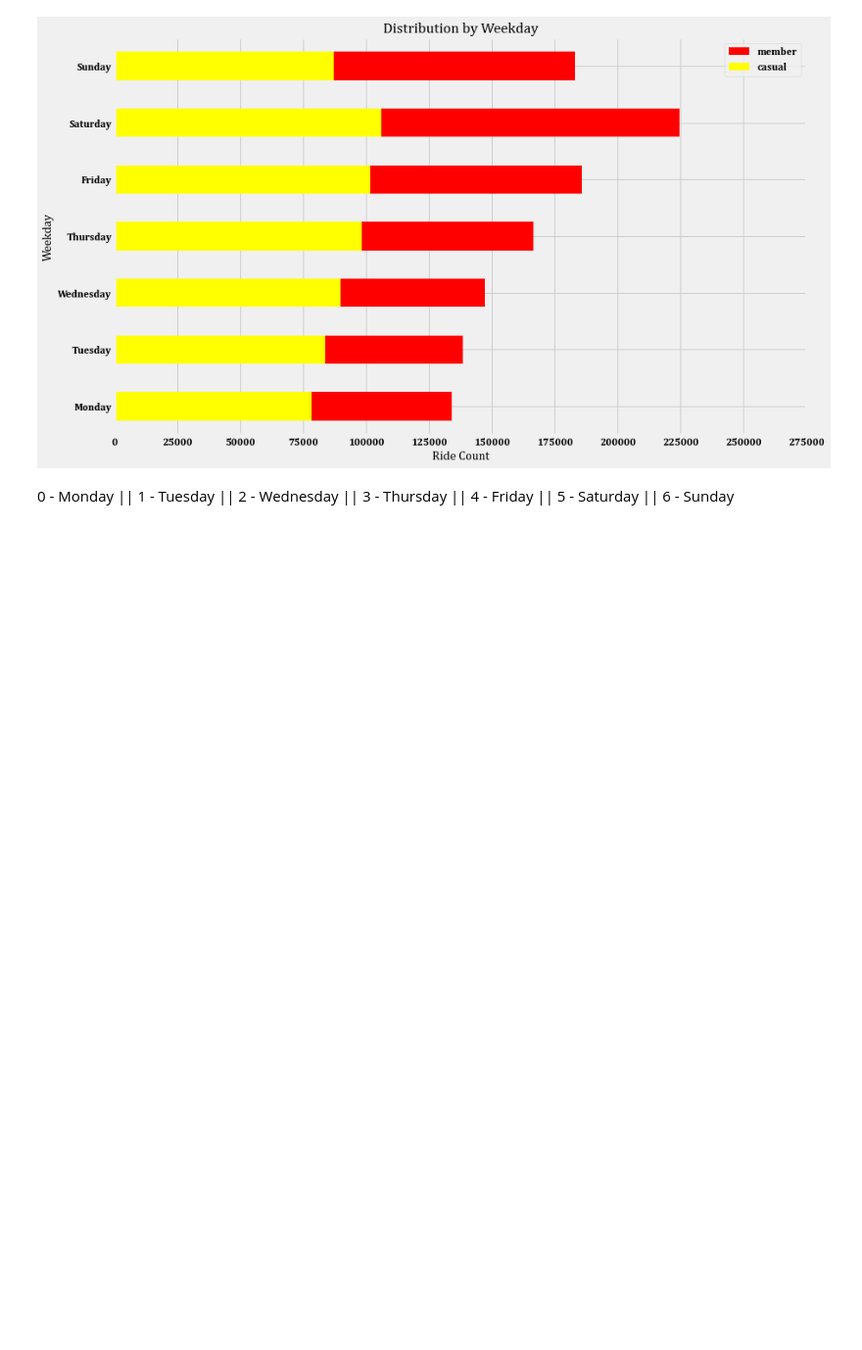
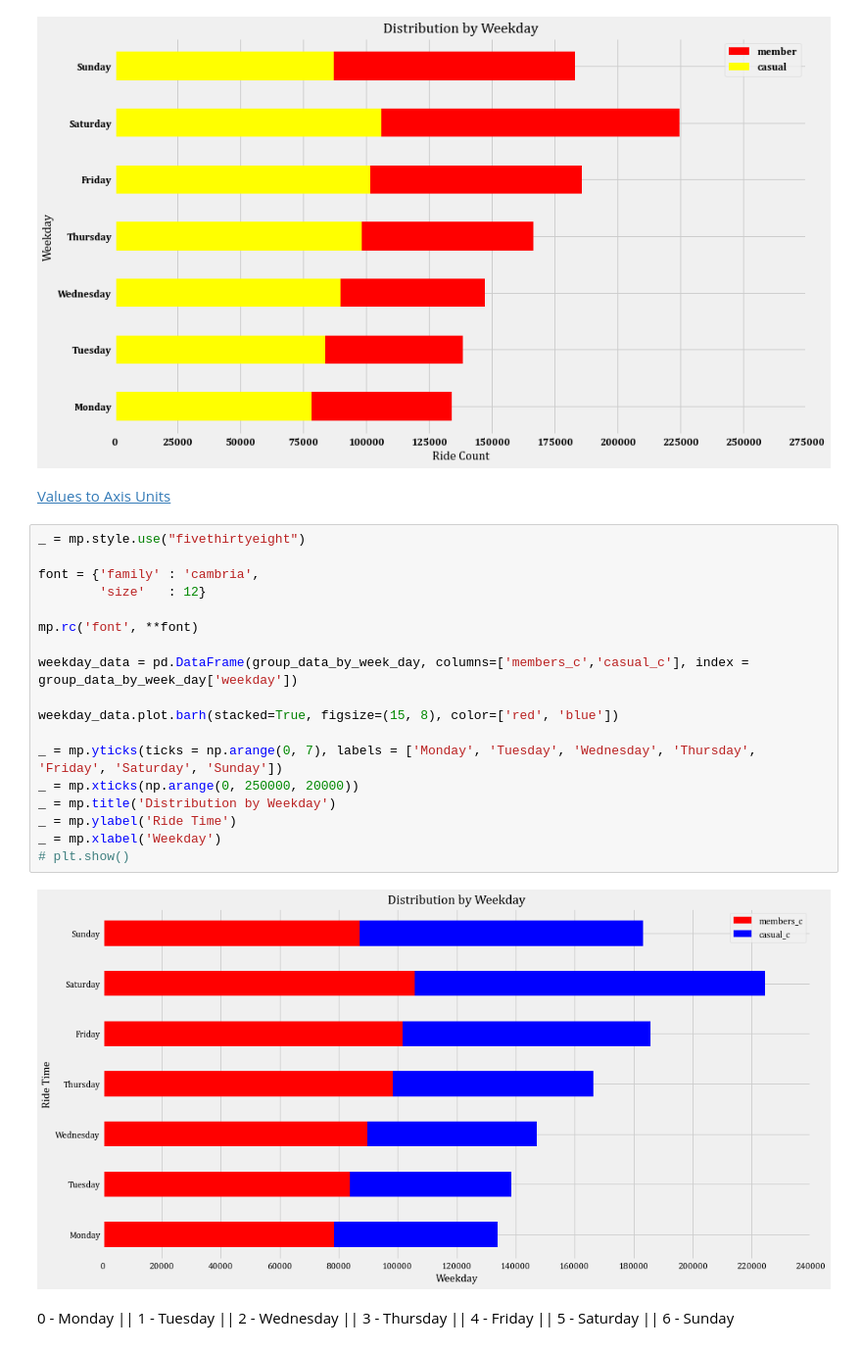
Before and after one commit to deepbdoshi/Google-Analytics-Capstone-Project, a Jupyter notebook: Google Analytics Capstone Project 1.ipynb, the cells around one changed output. Shown at 98% size. Drawn from its saved outputs; the diff is of its cells as text; blank space fills up the shorter version.

Commit message:
Distribution by Weekday Bug Fixed

```diff
--- a/Google Analytics Capstone Project 1.ipynb
+++ b/Google Analytics Capstone Project 1.ipynb
@@ -240,6 +240,28 @@ _ = mp.legend(["member", "casual"])
 # %% [output]
 <Figure size 1080x1080 with 0 Axes>
 [figure]
+# %% [markdown]
+[Values to Axis Units](https://stackoverflow.com/questions/58814857/conversionerror-failed-to-convert-values-to-axis-units)
+# %%
+_ = mp.style.use("fivethirtyeight")
+
+font = {'family' : 'cambria',
+        'size'   : 12}
+
+mp.rc('font', **font)
+
+weekday_data = pd.DataFrame(group_data_by_week_day, columns=['members_c','casual_c'], index = group_data_by_week_day['weekday'])
+
+weekday_data.plot.barh(stacked=True, figsize=(15, 8), color=['red', 'blue'])
+
+_ = mp.yticks(ticks = np.arange(0, 7), labels = ['Monday', 'Tuesday', 'Wednesday', 'Thursday', 'Friday', 'Saturday', 'Sunday'])
+_ = mp.xticks(np.arange(0, 250000, 20000))
+_ = mp.title('Distribution by Weekday')
+_ = mp.ylabel('Ride Time')
+_ = mp.xlabel('Weekday')
+# plt.show()
+# %% [output]
+[figure, added]
 # %% [markdown]
 0 - Monday   ||    1 - Tuesday   ||    2 - Wednesday   ||    3 - Thursday   ||    4 - Friday   ||    5 - Saturday   ||    6 - Sunday
 # %% [markdown]
```
Also changed, not shown: parts of 8 cells of this notebook.
